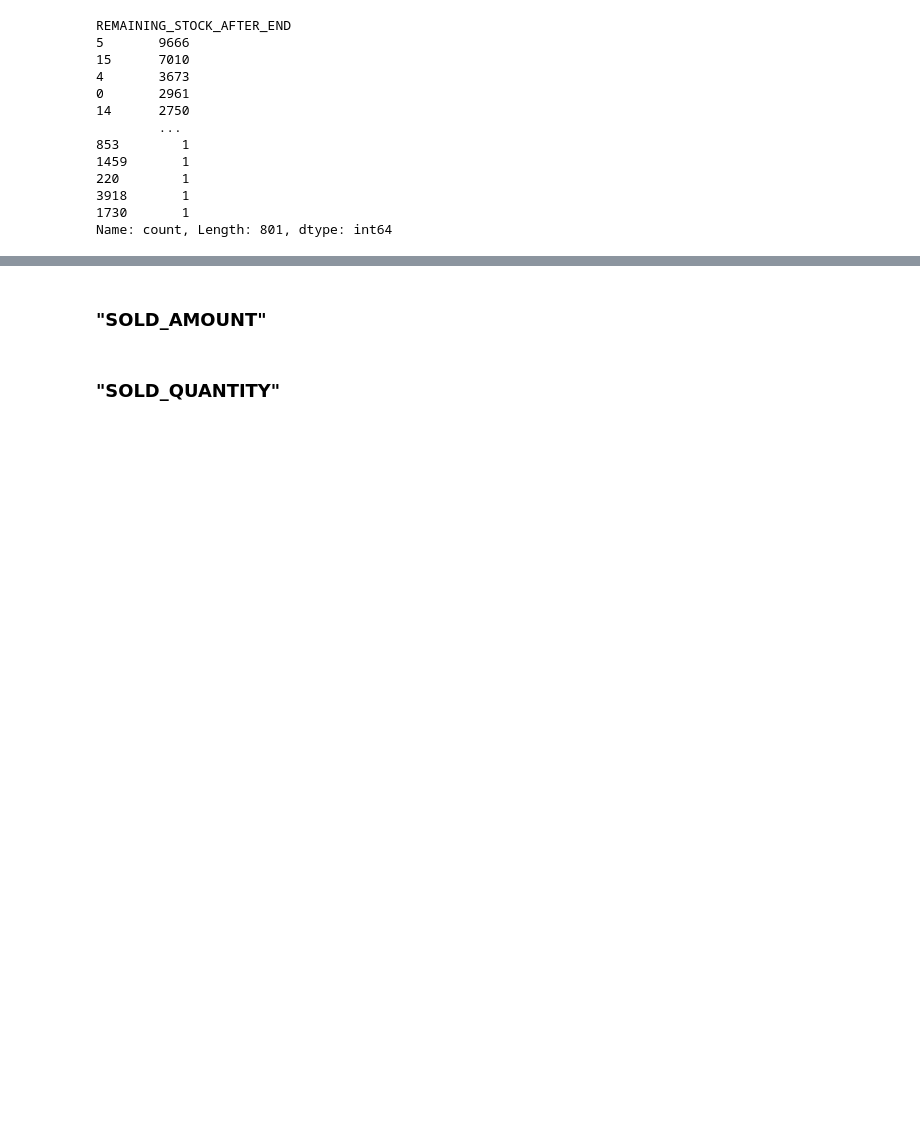
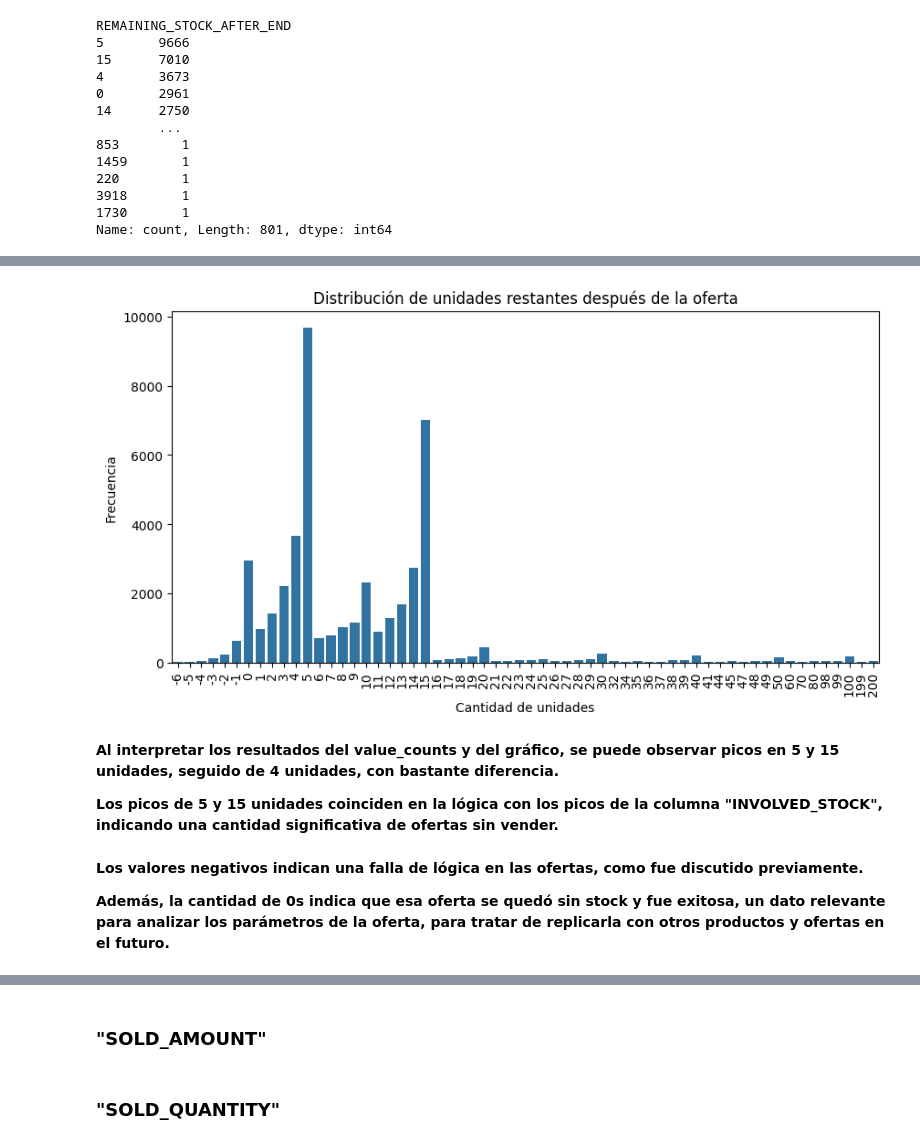
Before and after one commit to plijtmaer/ds-de-challenge, a Jupyter notebook: Notebooks/eda.ipynb, the cells around one changed output, grey strips where cells are left out. Cells and saved outputs as stored; diff of their text form; code cells hidden in the pictures; blank space fills up the shorter version.

```diff
--- a/Notebooks/eda.ipynb
+++ b/Notebooks/eda.ipynb
@@ -512,5 +516,6 @@ Punto de corte inferior para outliers: -10.00
 # %%
-df["REMAINING_STOCK_AFTER_END"].value_counts()
+frec_remaining_stock = df["REMAINING_STOCK_AFTER_END"].value_counts()
+frec_remaining_stock
 # %% [output]
 REMAINING_STOCK_AFTER_END
 5       9666
@@ -527,0 +580,22 @@ Name: count, Length: 801, dtype: int64
+# %%
+# Filtrar por cantidad de unidades que ocurran por lo menos 30 veces, para poder visualizar en el gráfico
+umbral_remaining = 30
+frec_remaining_stock_umbral = frec_remaining_stock[frec_remaining_stock >= umbral_remaining]
+# %%
+# Distribución de "REMAINING_STOCK_AFTER_END"
+plt.figure(figsize=(10,5))
+plt.title("Distribución de unidades restantes después de la oferta")
+plt.xlabel("Cantidad de unidades")
+plt.ylabel("Frecuencia")
+plt.xticks(rotation=90)
+sns.barplot(x=frec_remaining_stock_umbral.index, y=frec_remaining_stock_umbral.values);
+# %% [output]
+[figure, added]
+# %% [markdown]
+**Al interpretar los resultados del value_counts y del gráfico, se puede observar picos en 5 y 15 unidades, seguido de 4 unidades, con bastante diferencia.**
+
+**Los picos de 5 y 15 unidades coinciden en la lógica con los picos de la columna "INVOLVED_STOCK", indicando una cantidad significativa de ofertas sin vender.**
+# %% [markdown]
+**Los valores negativos indican una falla de lógica en las ofertas, como fue discutido previamente.**
+
+**Además, la cantidad de 0s indica que esa oferta se quedó sin stock y fue exitosa, un dato relevante para analizar los parámetros de la oferta, para tratar de replicarla con otros productos y ofertas en el futuro.**
```
Also changed, not shown: parts of 17 cells of this notebook, 1 other file.
